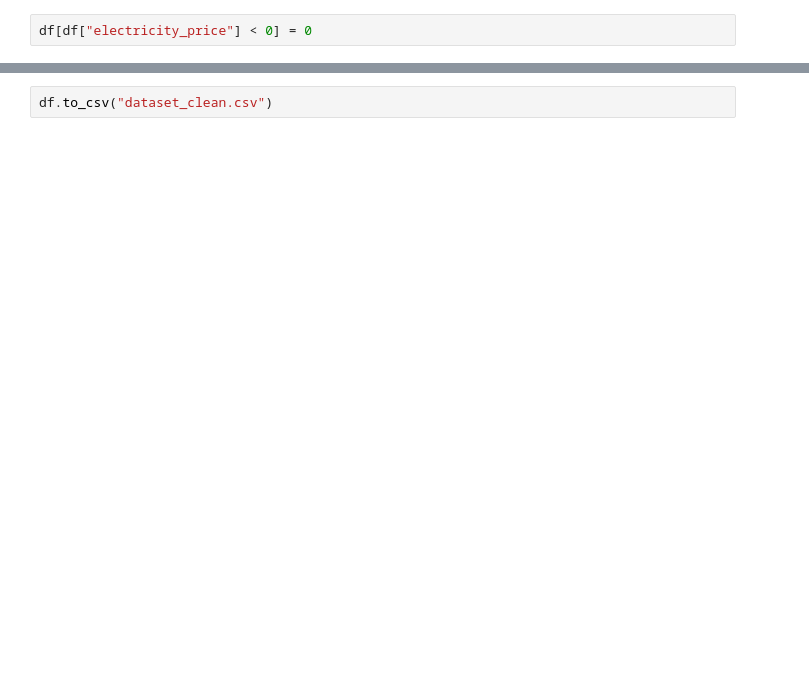
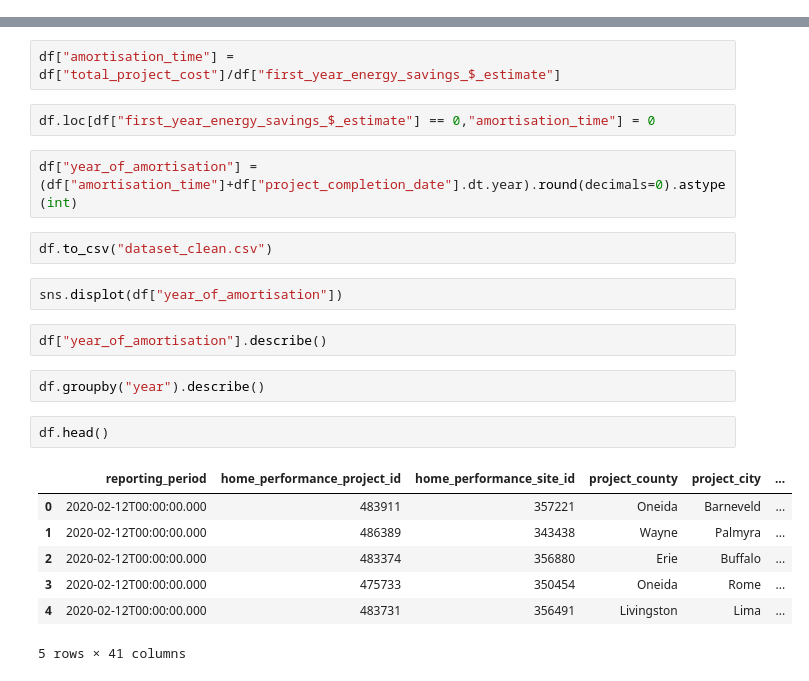
Before and after one commit to Phylanxy/IH_Midterm_Project, a Jupyter notebook: Midterm_project.ipynb, the cells around one changed output, grey strips where cells are left out. Drawn from its saved outputs; the diff is of its cells as text; blank space fills up the shorter version.

Commit message:
amortisation year

```diff
--- a/Midterm_project.ipynb
+++ b/Midterm_project.ipynb
@@ -719,8 +719,6 @@ Int64Index([    0,     2,     3,     4,     7,     9,    10,    11,    12,
 df["water_heating_price"] = df[df["estimated_annual_electricity_kwh_savings"] == 0]["first_year_energy_savings_$_estimate"]/df[df["estimated_annual_electricity_kwh_savings"] == 0]["estimated_annual_water_heating_kwh_savings"]
 # %%
 df["electricity_price"] = df[df["estimated_annual_water_heating_kwh_savings"] == 0]["first_year_energy_savings_$_estimate"]/df[df["estimated_annual_water_heating_kwh_savings"] == 0]["estimated_annual_electricity_kwh_savings"]
-# %%
-df[df["electricity_price"] < 0] = 0
 # %%
 # set water heating price to zero where estimate is negative
 df["water_heating_price"].describe()
@@ -756,5 +754,27 @@ df["savings_since_completion"] = df["years_since_completion"]*df["first_year_ene
 df["cumulative_sum_savings$"] = df["savings_since_completion"].cumsum()
 # %%
 df["cumulative_sum_costs"] = df["total_project_cost"].cumsum()
+# %%
+df["amortisation_time"] = df["total_project_cost"]/df["first_year_energy_savings_$_estimate"]
+# %%
+df.loc[df["first_year_energy_savings_$_estimate"] == 0,"amortisation_time"] = 0
+# %%
+df["year_of_amortisation"] = (df["amortisation_time"]+df["project_completion_date"].dt.year).round(decimals=0).astype(int)
 # %%
 df.to_csv("dataset_clean.csv")
+# %%
+sns.displot(df["year_of_amortisation"])
+# %%
+df["year_of_amortisation"].describe()
+# %%
+df.groupby("year").describe()
+# %%
+df.head()
+# %% [output]
+|  | reporting_period | home_performance_project_id | home_performance_site_id | project_county | project_city | ... |
+| 0 | 2020-02-12T00:00:00.000 | 483911 | 357221 | Oneida | Barneveld | ... |
+| 1 | 2020-02-12T00:00:00.000 | 486389 | 343438 | Wayne | Palmyra | ... |
+| 2 | 2020-02-12T00:00:00.000 | 483374 | 356880 | Erie | Buffalo | ... |
+| 3 | 2020-02-12T00:00:00.000 | 475733 | 350454 | Oneida | Rome | ... |
+| 4 | 2020-02-12T00:00:00.000 | 483731 | 356491 | Livingston | Lima | ... |
+5 rows × 41 columns
```
Also changed, not shown: parts of 24 cells of this notebook, 4 other files.
